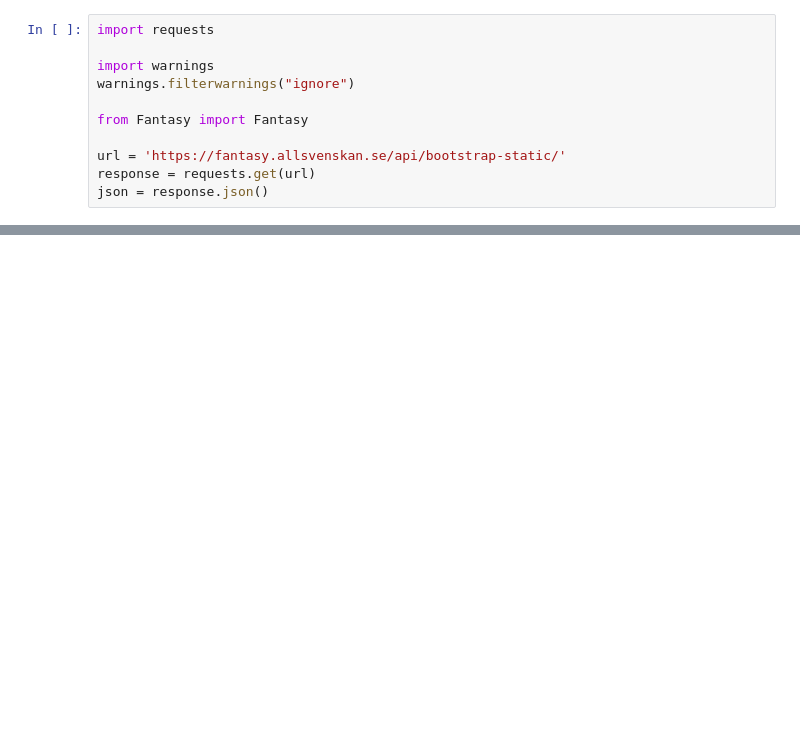
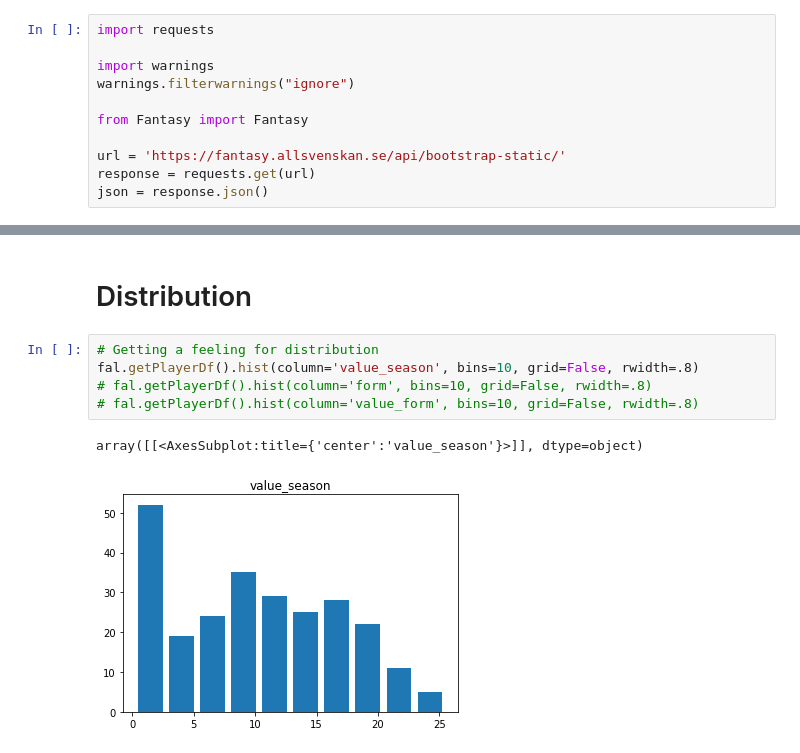
Before and after one commit to ulrikson/fantasy_football, a Jupyter notebook: fal_analyze.ipynb, the cells around one changed output, grey strips where cells are left out. Drawn from its saved outputs; the diff is of its cells as text; blank space fills up the shorter version.

```diff
--- a/fal_analyze.ipynb
+++ b/fal_analyze.ipynb
@@ -21,0 +127,10 @@ fal.getPlayerDf()
+# %% [markdown]
+# Distribution
+# %%
+# Getting a feeling for distribution
+fal.getPlayerDf().hist(column='value_season', bins=10, grid=False, rwidth=.8)
+# fal.getPlayerDf().hist(column='form', bins=10, grid=False, rwidth=.8)
+# fal.getPlayerDf().hist(column='value_form', bins=10, grid=False, rwidth=.8)
+# %% [output]
+array([[<AxesSubplot:title={'center':'value_season'}>]], dtype=object)
+[figure, added]
```
Also changed, not shown: parts of 13 cells of this notebook, 1 other file.
